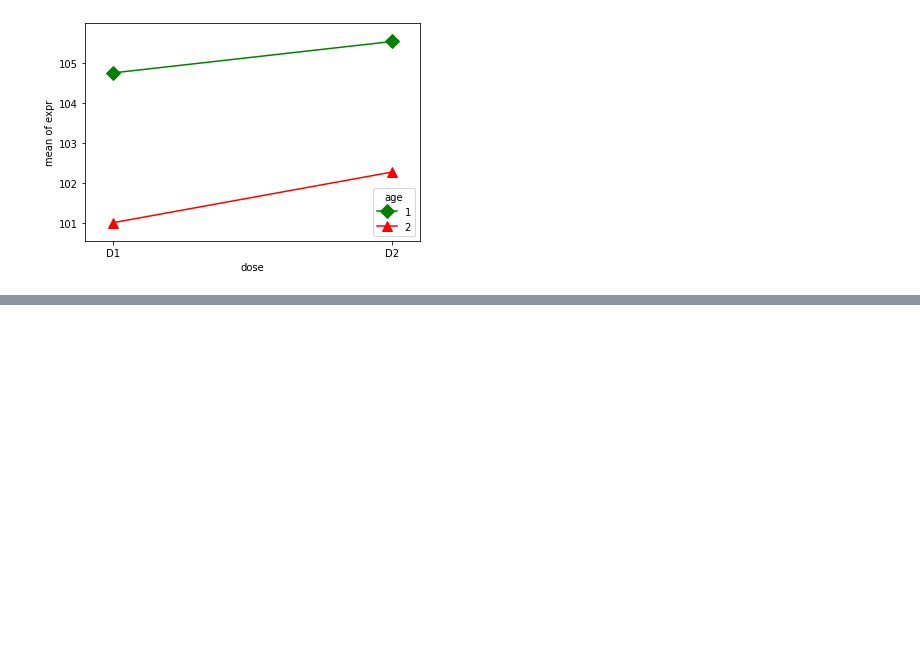
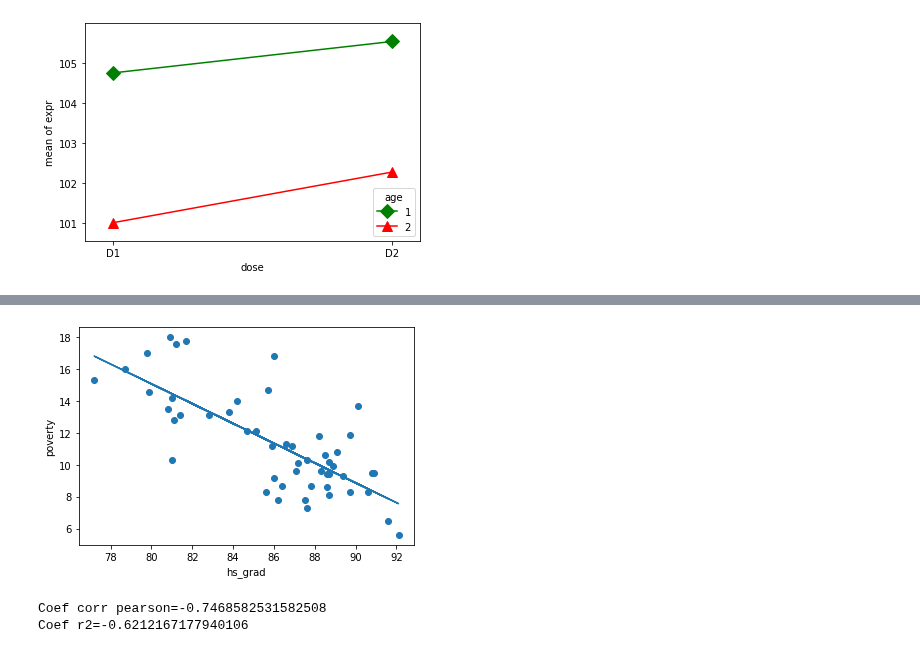
Before and after one commit to Stynic/train_ml_math, a Jupyter notebook: statistic/module_3/lessons_by_week3_by_stepic.ipynb, the cells around one changed output, grey strips where cells are left out. Drawn from its saved outputs; the diff is of its cells as text; code cells hidden in the pictures; blank space fills up the shorter version.

```diff
--- a/statistic/module_3/lessons_by_week3_by_stepic.ipynb
+++ b/statistic/module_3/lessons_by_week3_by_stepic.ipynb
@@ -81,0 +135,13 @@ fig = interaction_plot(df.dose,
+# %%
+plt.scatter(X, y)
+plt.plot(X, pre_y)
+plt.xlabel('hs_grad')
+plt.ylabel('poverty')
+plt.show()
+data[['hs_grad', 'poverty']].describe()
+print(f'Coef corr pearson={pearsonr(X, y)[0]}')
+print(f'Coef r2={linregress(X, y)[0]}')
+# %% [output]
+[figure, added]
+Coef corr pearson=-0.7468582531582508
+Coef r2=-0.6212167177940106
```
Also changed, not shown: parts of 10 cells of this notebook, 1 other file.
